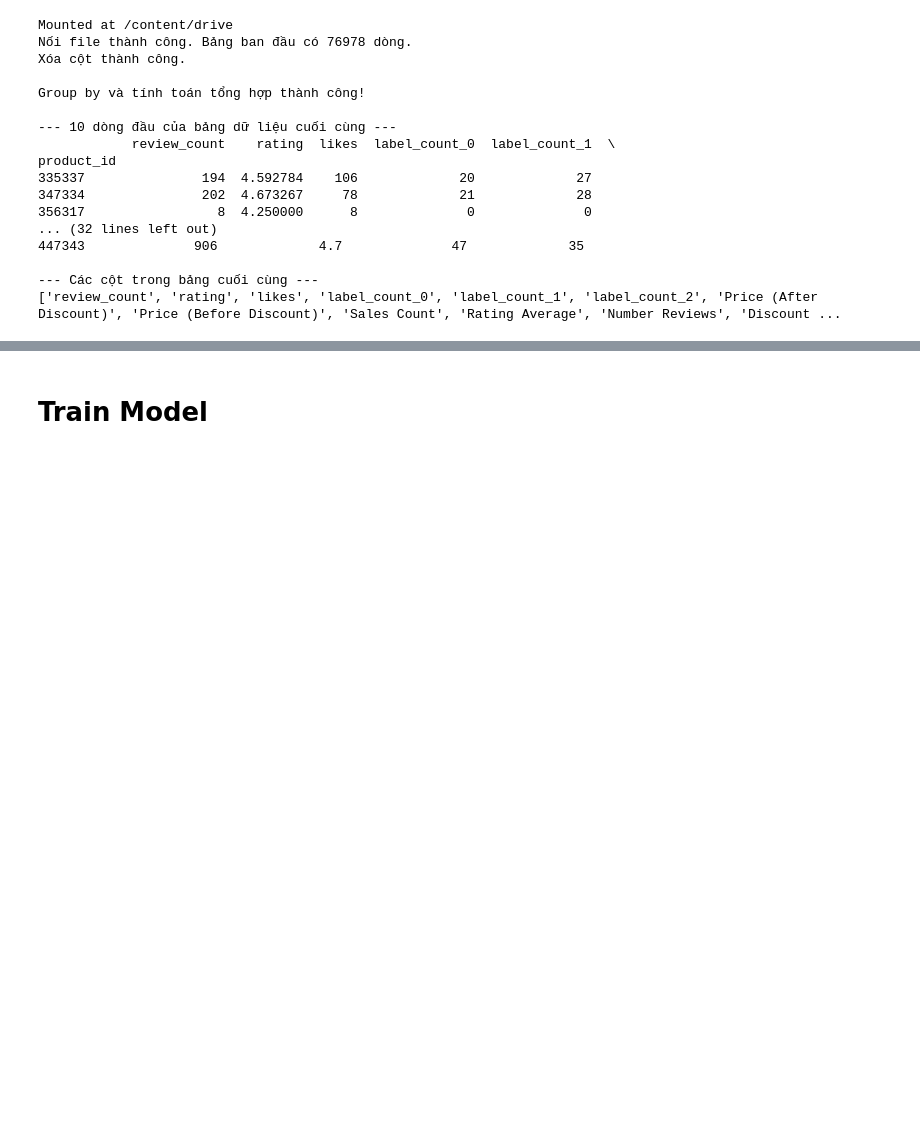
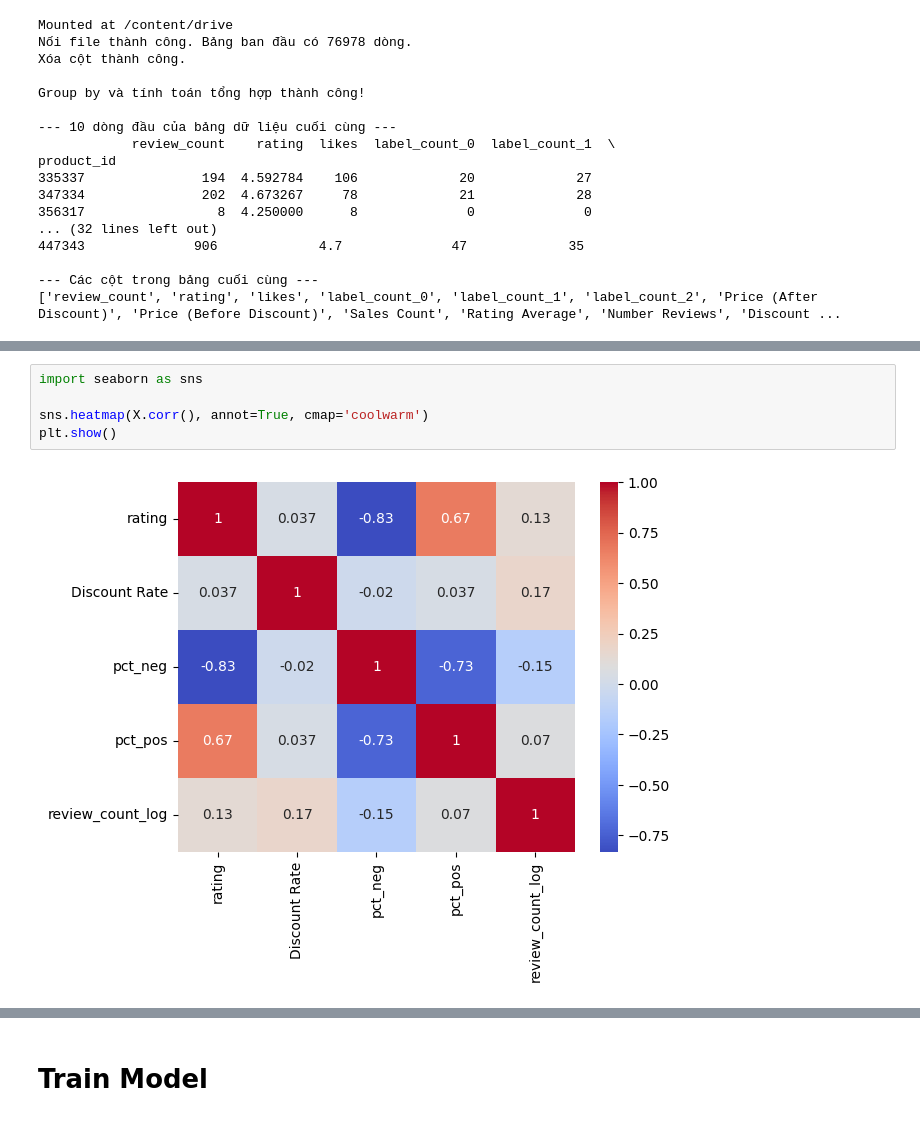
Before and after one commit to nhunggnguyen04/NCKH, a Jupyter notebook: train_model.ipynb, the cells around one changed output, grey strips where cells are left out. Saved outputs shown, nothing was run; the diff lists cells and outputs as text; blank space fills up the shorter version.

```diff
--- a/train_model.ipynb
+++ b/train_model.ipynb
@@ -229,0 +345,7 @@ product_id
+# %%
+import seaborn as sns
+
+sns.heatmap(X.corr(), annot=True, cmap='coolwarm')
+plt.show()
+# %% [output]
+[figure, added]
```
Also changed, not shown: parts of 16 cells of this notebook.
